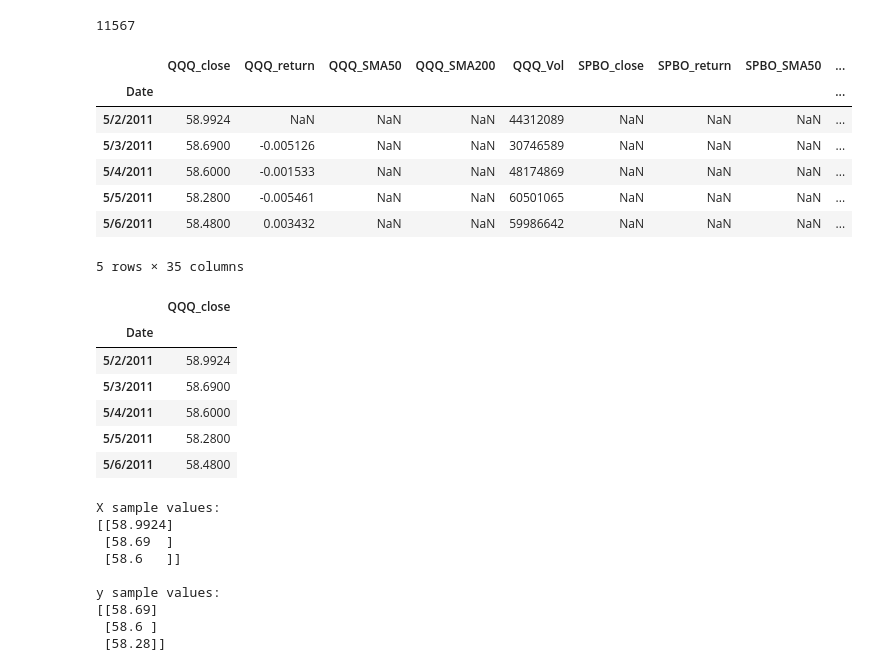
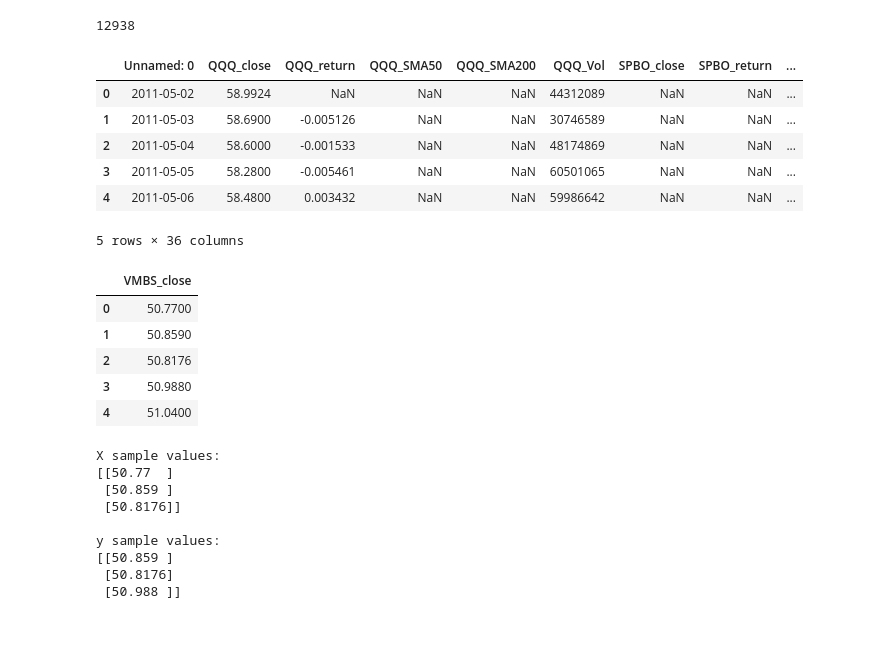
Before and after one commit to ummearusha/Insuring_Insurance_Payments, a Jupyter notebook: projecting_prices.ipynb, the cells around one changed output. Saved outputs shown, nothing was run; the diff lists cells and outputs as text; code cells hidden in the pictures; blank space fills up the shorter version.

```diff
--- a/projecting_prices.ipynb
+++ b/projecting_prices.ipynb
@@ -17,35 +17,32 @@ from pathlib import Path
 %matplotlib inline
 # %%
 #Import ETF CSV
-csvpath = Path("C:/Users/jwber/Insuring_Insurance_Payments/Resources/Data_ETFs.csv")
+csvpath = Path("Resources/Data_ETFs.csv")
 ETF_df = pd.read_csv(csvpath)
-ETF_df.set_index("Date", inplace=True)
 ETF_df.isnull().sum().sum()
 # %% [output]
-11567
+12938
 # %%
 ETF_df = ETF_df.fillna(method ='pad')
 ETF_df.head()
 # %% [output]
-|  | QQQ_close | QQQ_return | QQQ_SMA50 | QQQ_SMA200 | QQQ_Vol | SPBO_close | SPBO_return | SPBO_SMA50 | ... |
-| Date |  |  |  |  |  |  |  |  | ... |
-| 5/2/2011 | 58.9924 | NaN | NaN | NaN | 44312089 | NaN | NaN | NaN | ... |
-| 5/3/2011 | 58.6900 | -0.005126 | NaN | NaN | 30746589 | NaN | NaN | NaN | ... |
-| 5/4/2011 | 58.6000 | -0.001533 | NaN | NaN | 48174869 | NaN | NaN | NaN | ... |
-| 5/5/2011 | 58.2800 | -0.005461 | NaN | NaN | 60501065 | NaN | NaN | NaN | ... |
-| 5/6/2011 | 58.4800 | 0.003432 | NaN | NaN | 59986642 | NaN | NaN | NaN | ... |
+|  | Unnamed: 0 | QQQ_close | QQQ_return | QQQ_SMA50 | QQQ_SMA200 | QQQ_Vol | SPBO_close | SPBO_return | ... |
+| 0 | 2011-05-02 | 58.9924 | NaN | NaN | NaN | 44312089 | NaN | NaN | ... |
+| 1 | 2011-05-03 | 58.6900 | -0.005126 | NaN | NaN | 30746589 | NaN | NaN | ... |
+| 2 | 2011-05-04 | 58.6000 | -0.001533 | NaN | NaN | 48174869 | NaN | NaN | ... |
+| 3 | 2011-05-05 | 58.2800 | -0.005461 | NaN | NaN | 60501065 | NaN | NaN | ... |
+| 4 | 2011-05-06 | 58.4800 | 0.003432 | NaN | NaN | 59986642 | NaN | NaN | ... |
-5 rows × 35 columns
+5 rows × 36 columns
 # %%
-QQQ = pd.DataFrame(ETF_df['QQQ_close'])
-QQQ.head()
+VMBS = pd.DataFrame(ETF_df['VMBS_close'])
+VMBS.head()
 # %% [output]
-|  | QQQ_close |
-| Date |  |
-| 5/2/2011 | 58.9924 |
-| 5/3/2011 | 58.6900 |
-| 5/4/2011 | 58.6000 |
-| 5/5/2011 | 58.2800 |
-| 5/6/2011 | 58.4800 |
+|  | VMBS_close |
+| 0 | 50.7700 |
+| 1 | 50.8590 |
+| 2 | 50.8176 |
+| 3 | 50.9880 |
+| 4 | 51.0400 |
 # %%
 #Create X and y and define the window
 def window_data(df, window, feature_col_number, target_col_number):
@@ -65,21 +62,21 @@ window_size = 1
 feature_column = 0
 target_column = 0
 # Create the features (X) and target (y) data using the window_data() function.
-X, y = window_data(QQQ, window_size, feature_column, target_column)
+X, y = window_data(VMBS, window_size, feature_column, target_column)
 
 # Print a few sample values from X and y
 print (f"X sample values:\n{X[:3]} \n")
 print (f"y sample values:\n{y[:3]}")
 # %% [output]
 X sample values:
-[[58.9924]
- [58.69  ]
- [58.6   ]]
+[[50.77  ]
+ [50.859 ]
+ [50.8176]]
 
 y sample values:
-[[58.69]
- [58.6 ]
- [58.28]]
+[[50.859 ]
+ [50.8176]
+ [50.988 ]]
 # %%
 # Manually splitting the data
 split = int(0.7 * len(X))
```
Also changed, not shown: parts of 5 cells of this notebook, 12 other files.
